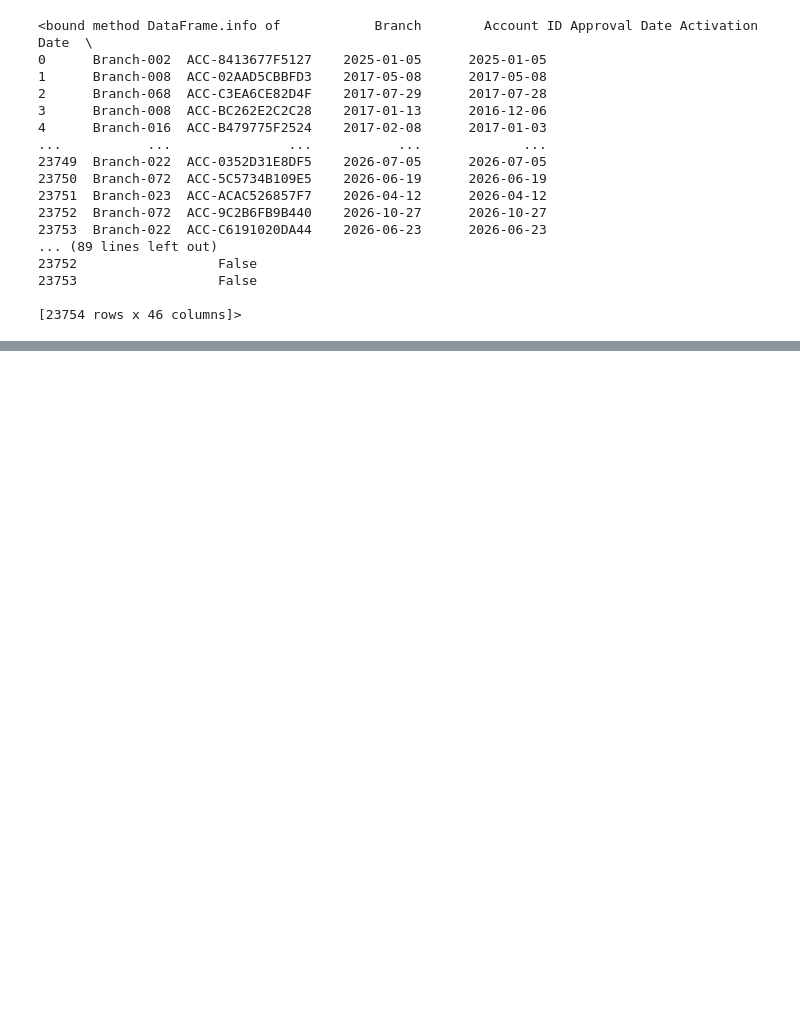
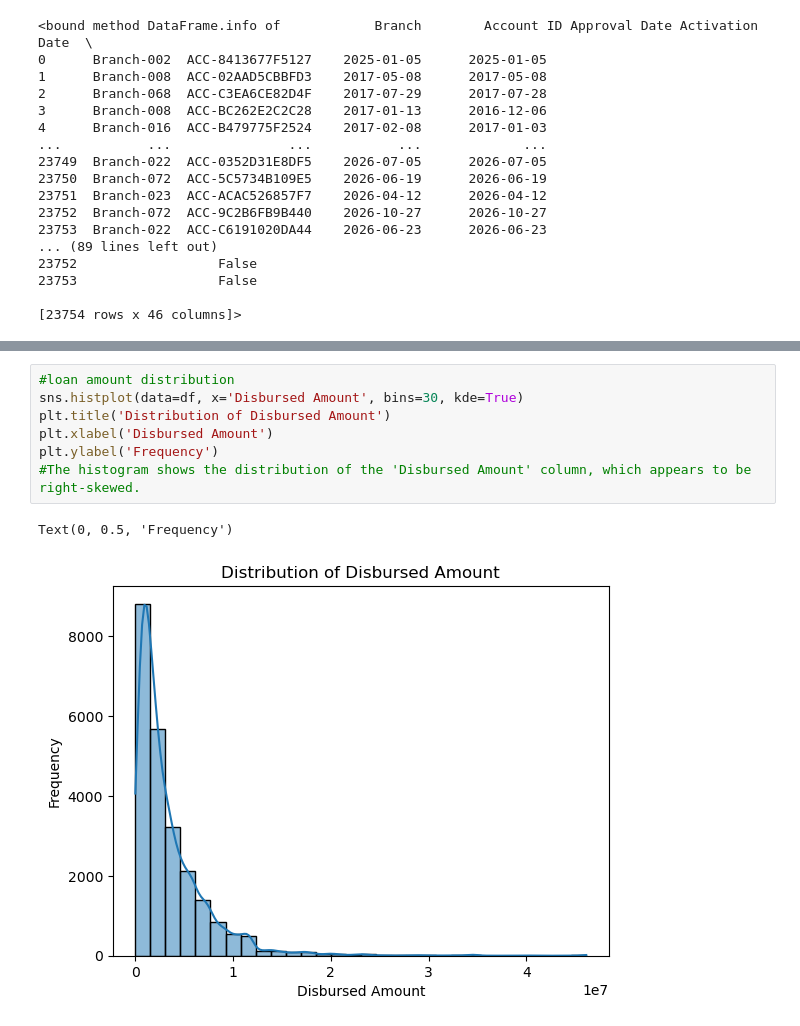
Before and after one commit to lemwaizz/DSFT_G6_Capstone, a Jupyter notebook: financial_dna.ipynb, the cells around one changed output, grey strips where cells are left out. Drawn from its saved outputs; the diff is of its cells as text; blank space fills up the shorter version.

```diff
--- a/financial_dna.ipynb
+++ b/financial_dna.ipynb
@@ -437,0 +545,10 @@ df.info
+# %%
+#loan amount distribution
+sns.histplot(data=df, x='Disbursed Amount', bins=30, kde=True)
+plt.title('Distribution of Disbursed Amount')
+plt.xlabel('Disbursed Amount')
+plt.ylabel('Frequency')
+#The histogram shows the distribution of the 'Disbursed Amount' column, which appears to be right-skewed.
+# %% [output]
+Text(0, 0.5, 'Frequency')
+[figure, added]
```
Also changed, not shown: parts of 33 cells of this notebook.
